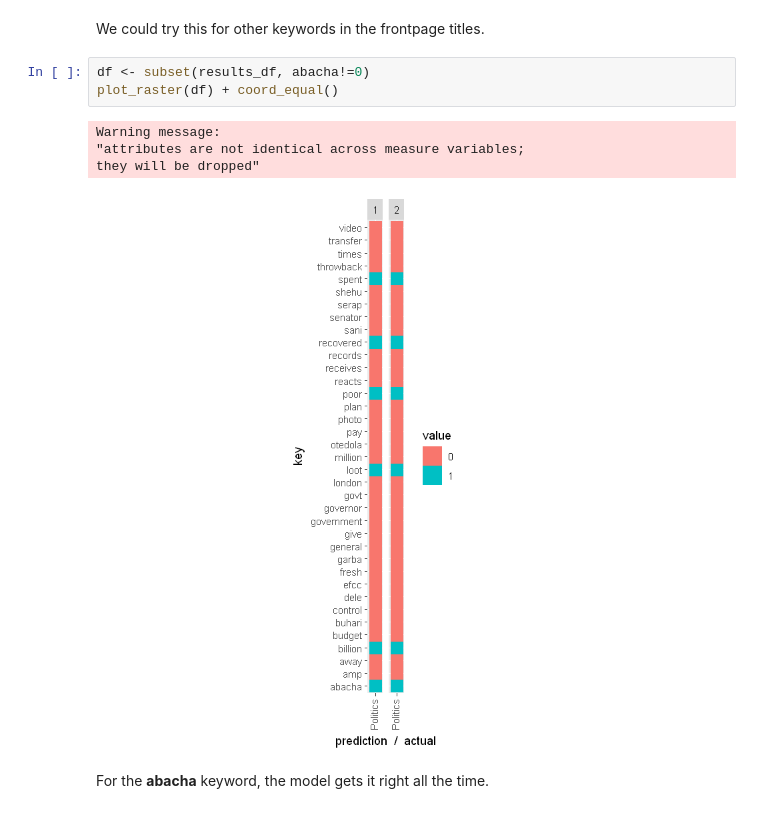
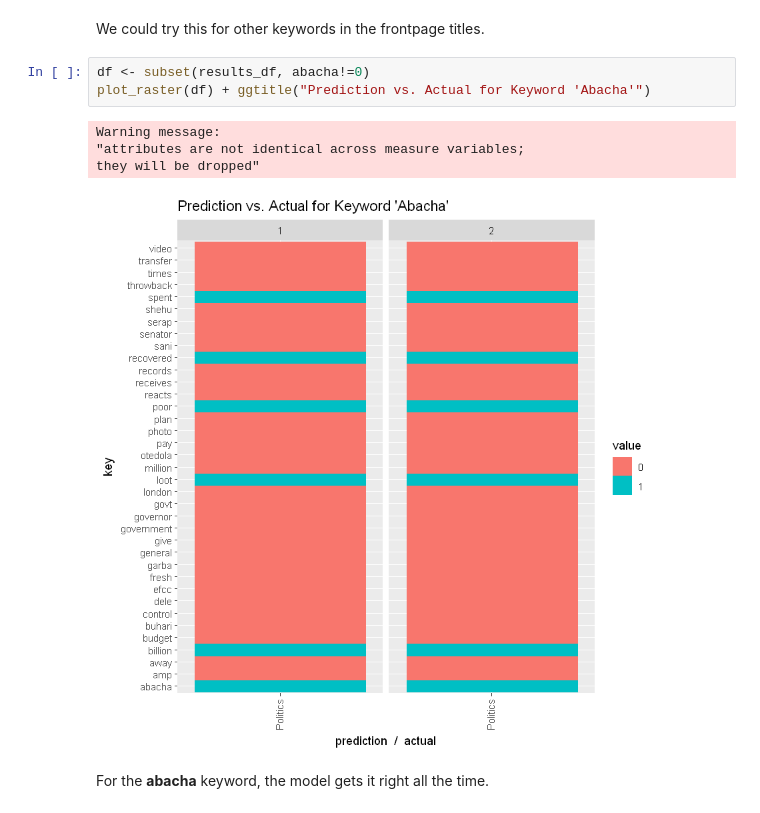
Before and after one commit to manchuran/showables, a Jupyter notebook: notebooks/nlp_nairaland/notebook.ipynb, the cells around one changed output. Cells and saved outputs as stored; diff of their text form.

```diff
--- a/notebooks/nlp_nairaland/notebook.ipynb
+++ b/notebooks/nlp_nairaland/notebook.ipynb
@@ -627,12 +627,12 @@ peekMatrix(df, 20)
 We could try this for other keywords in the frontpage titles.
 # %%
 df <- subset(results_df, abacha!=0)
-plot_raster(df) + coord_equal()
+plot_raster(df) + ggtitle("Prediction vs. Actual for Keyword 'Abacha'")
 # %% [output]
 Warning message:
 "attributes are not identical across measure variables;
 they will be dropped"
-[figure, old version]
+[figure, new version]
 # %% [markdown]
 For the **abacha** keyword, the model gets it right all the time.
 # %%
```
Also changed, not shown: parts of 4 cells of this notebook.
